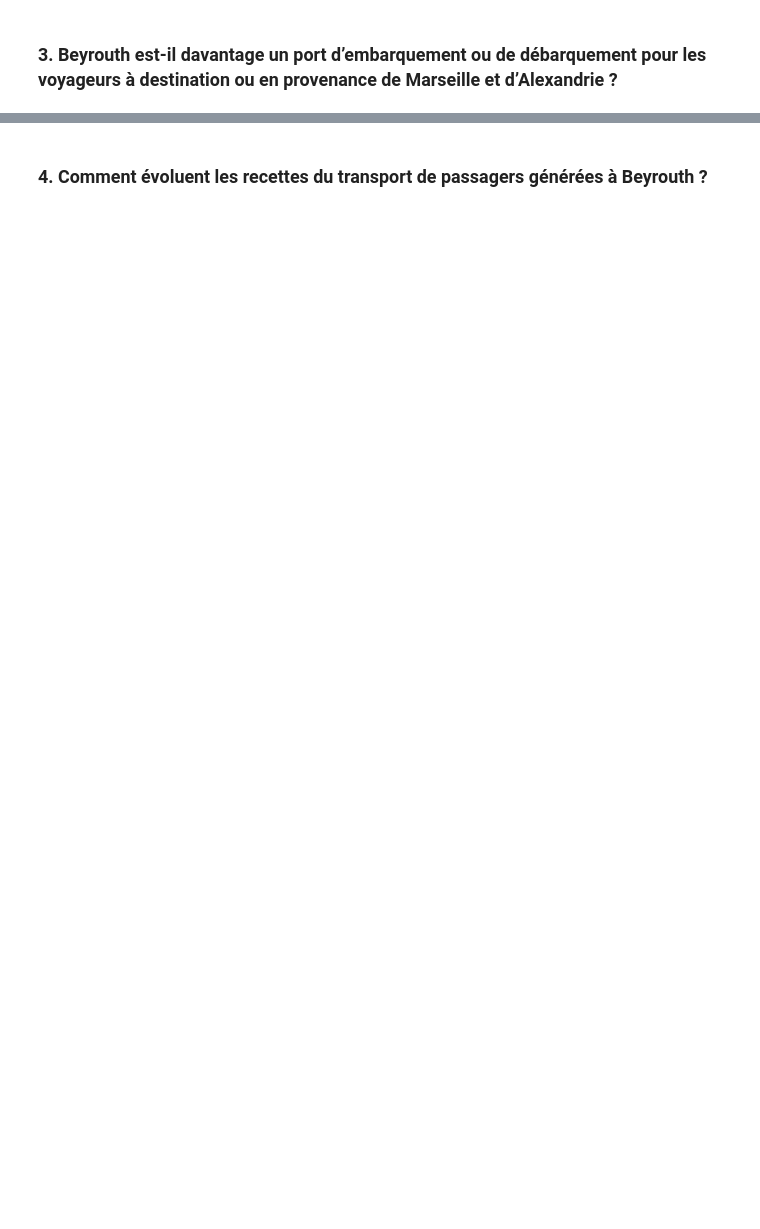
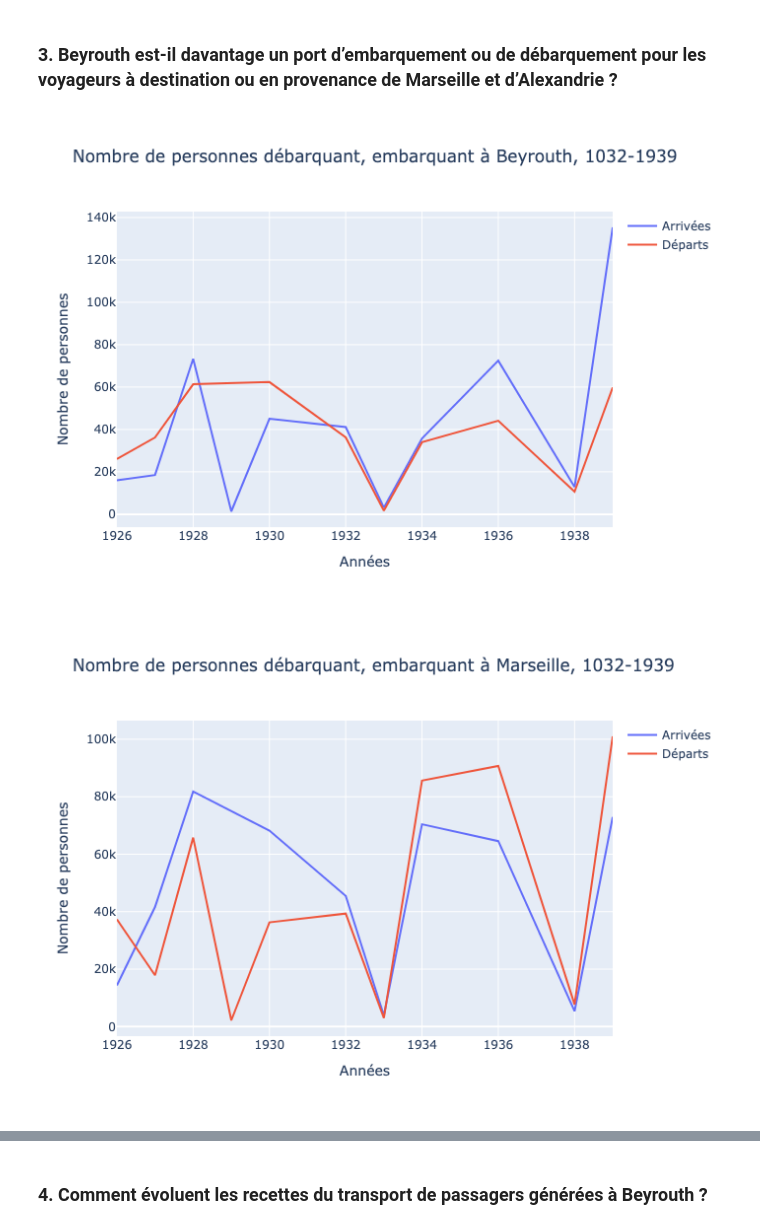
Before and after one commit to lod4hss-projects/borders, a Jupyter notebook: analysis/analysis.ipynb, the cells around one changed output, grey strips where cells are left out. Saved outputs shown, nothing was run; the diff lists cells and outputs as text; code cells hidden in the pictures; blank space fills up the shorter version.

```diff
--- a/analysis/analysis.ipynb
+++ b/analysis/analysis.ipynb
@@ -268,19 +277,25 @@ fig.show()
 # %%
 fig = go.Figure()
 fig.add_trace(go.Scatter(x=beirut_arrivals_year["year"], y=beirut_arrivals_year["total_persons"], mode="lines", name="Arrivées"))
 fig.add_trace(go.Scatter(x=beirut_departure_year["year"], y=beirut_departure_year["total_persons"], mode="lines", name="Départs"))
-fig.update_layout(title=f"Evolution du nombre de personnes qui débarquent et embarquent à Beyrouth, {begin_year}-{end_year}", xaxis_title="Années", yaxis_title="Nombre de personnes")
-fig.show()
+fig.update_layout(title=f"Nombre de personnes débarquant, embarquant à Beyrouth, {begin_year}-{end_year}", xaxis_title="Années", yaxis_title="Nombre de personnes")
+fig.write_image("beirut-persons.png")
+display(Image(filename="beirut-persons.png"))
 
 fig = go.Figure()
 fig.add_trace(go.Scatter(x=marseille_arrivals_year["year"], y=marseille_arrivals_year["total_persons"], mode="lines", name="Arrivées"))
 fig.add_trace(go.Scatter(x=marseille_departure_year["year"], y=marseille_departure_year["total_persons"], mode="lines", name="Départs"))
-fig.update_layout(title=f"Evolution du nombre de personnes qui débarquent et embarquent à Marseille, {begin_year}-{end_year}", xaxis_title="Années", yaxis_title="Nombre de personnes")
-fig.show()
+fig.update_layout(title=f"Nombre de personnes débarquant, embarquant à Marseille, {begin_year}-{end_year}", xaxis_title="Années", yaxis_title="Nombre de personnes")
+fig.write_image("marseille-persons.png")
+display(Image(filename="marseille-persons.png"))
 
 
 fig = go.Figure()
 fig.add_trace(go.Scatter(x=alexandria_arrivals_year["year"], y=alexandria_arrivals_year["total_persons"], mode="lines", name="Arrivées"))
 fig.add_trace(go.Scatter(x=alexandria_departure_year["year"], y=alexandria_departure_year["total_persons"], mode="lines", name="Départs"))
-fig.update_layout(title=f"Evolution du nombre de personnes qui débarquent et embarquent à Alexandrie, {begin_year}-{end_year}", xaxis_title="Années", yaxis_title="Nombre de personnes")
-fig.show()
+fig.update_layout(title=f"Nombre de personnes débarquant, embarquant à  Alexandrie, {begin_year}-{end_year}", xaxis_title="Années", yaxis_title="Nombre de personnes")
+fig.write_image("alexandrie-persons.png")
+display(Image(filename="alexandrie-persons.png"))
+# %% [output]
+[figure, added]
+[figure, added]
```
Also changed, not shown: parts of 13 cells of this notebook, 18 other files.
